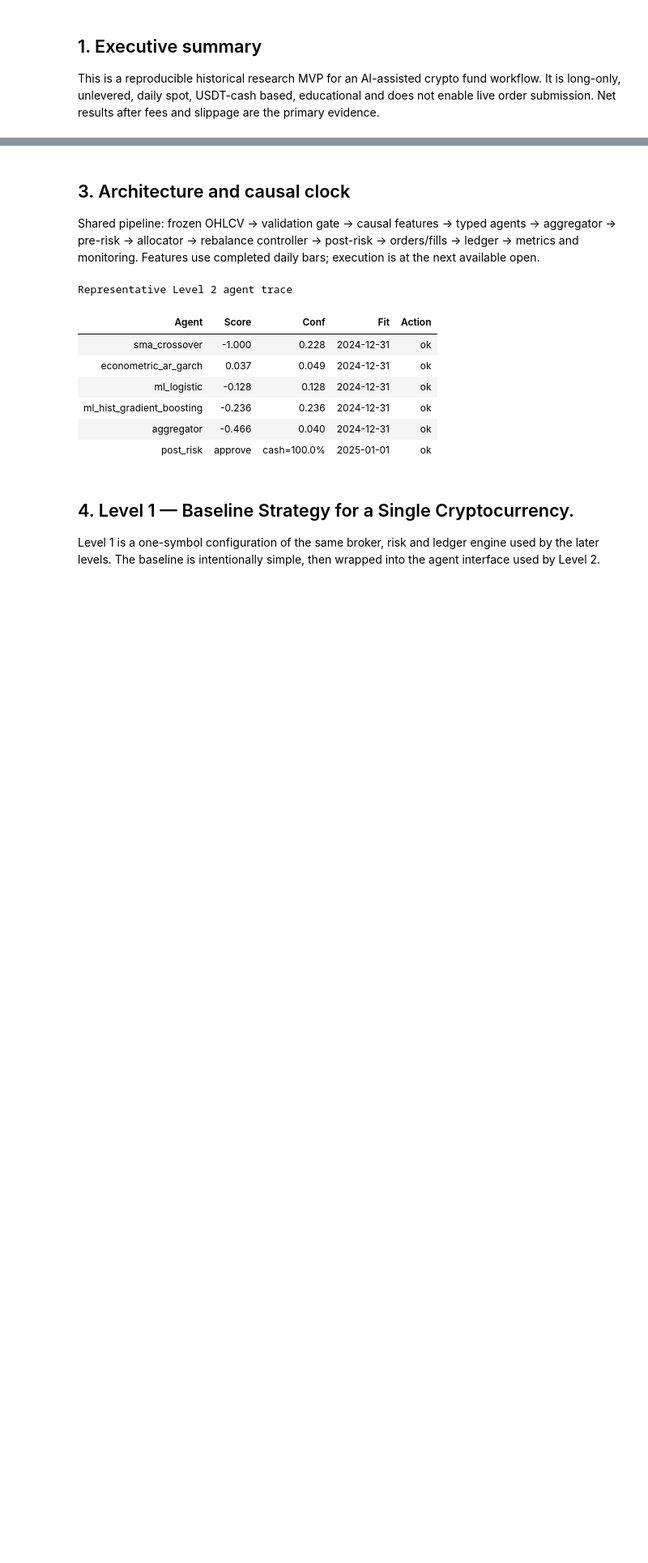
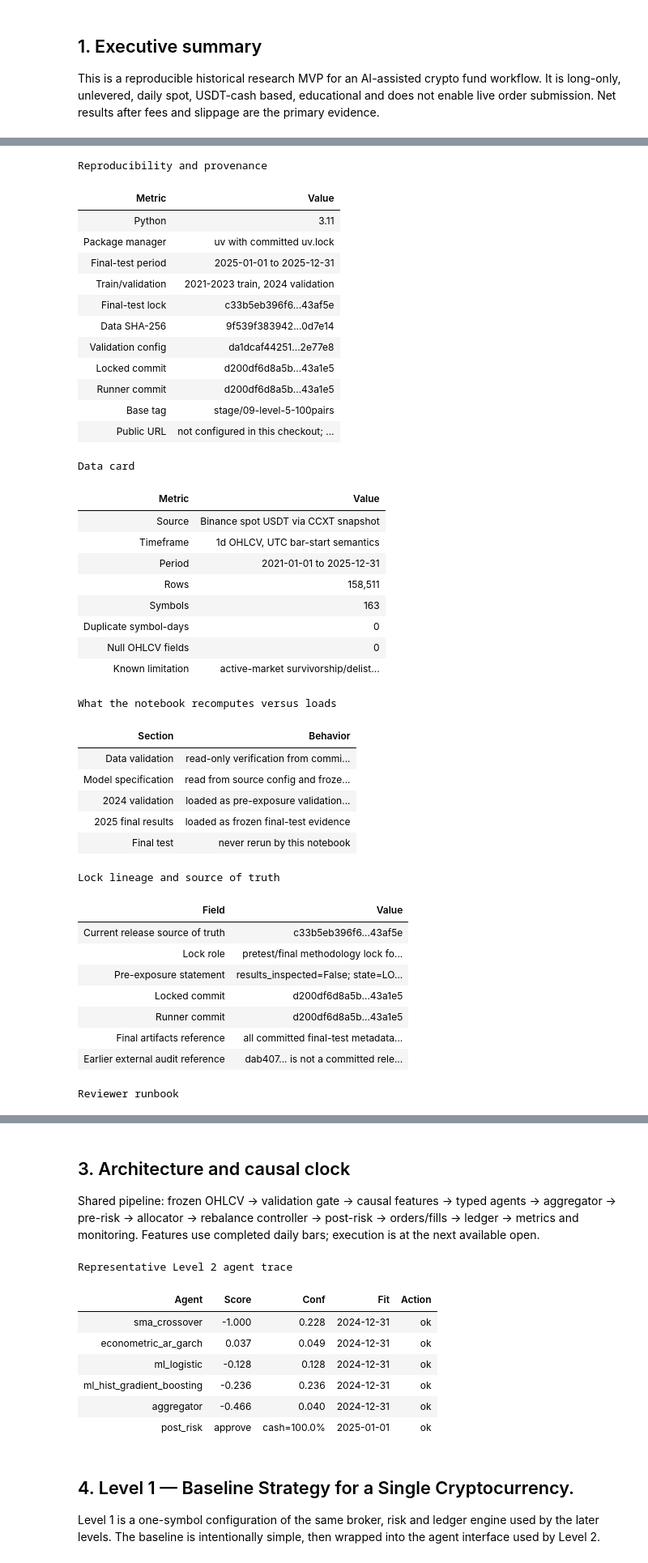
Before and after one commit to SergeySdv/ai-crypto-hedge-fund-research, a Jupyter notebook: notebooks/ai_crypto_hedge_fund.ipynb, the cells around one changed output, grey strips where cells are left out. Shown at 81% size. Drawn from its saved outputs; the diff is of its cells as text; code cells hidden in the pictures; blank space fills up the shorter version.

Commit message:
Refine final notebook report

```diff
--- a/notebooks/ai_crypto_hedge_fund.ipynb
+++ b/notebooks/ai_crypto_hedge_fund.ipynb
@@ -179,0 +146,59 @@ Benchmark definitions
+# %%
+display(
+    show_frame(
+        reproducibility_frame(ctx),
+        caption="Reproducibility and provenance",
+    )
+)
+display(show_frame(data_card_frame(ctx), caption="Data card"))
+display(show_frame(notebook_scope_frame(), caption="What the notebook recomputes versus loads"))
+display(show_frame(lock_lineage_frame(ctx), caption="Lock lineage and source of truth"))
+display(show_frame(commands_frame(), caption="Reviewer runbook"))
+display(show_frame(benchmark_frame(ctx), caption="Benchmark definitions"))
+display(
+    show_frame(
+        benchmark_reconciliation_frame(ctx),
+        caption="Level 5 benchmark reconciliation",
+    )
+)
+# %% [output]
+Reproducibility and provenance
+| Metric | Value |
+| Python | 3.11 |
+| Package manager | uv with committed uv.lock |
+| Final-test period | 2025-01-01 to 2025-12-31 |
+| Train/validation | 2021-2023 train, 2024 validation |
+| Final-test lock | c33b5eb396f6...43af5e |
+| Data SHA-256 | 9f539f383942...0d7e14 |
+| Validation config | da1dcaf44251...2e77e8 |
+| Locked commit | d200df6d8a5b...43a1e5 |
+| Runner commit | d200df6d8a5b...43a1e5 |
+| Base tag | stage/09-level-5-100pairs |
+| Public URL | not configured in this checkout; ... |
+Data card
+| Metric | Value |
+| Source | Binance spot USDT via CCXT snapshot |
+| Timeframe | 1d OHLCV, UTC bar-start semantics |
+| Period | 2021-01-01 to 2025-12-31 |
+| Rows | 158,511 |
+| Symbols | 163 |
+| Duplicate symbol-days | 0 |
+| Null OHLCV fields | 0 |
+| Known limitation | active-market survivorship/delist... |
+What the notebook recomputes versus loads
+| Section | Behavior |
+| Data validation | read-only verification from commi... |
+| Model specification | read from source config and froze... |
+| 2024 validation | loaded as pre-exposure validation... |
+| 2025 final results | loaded as frozen final-test evidence |
+| Final test | never rerun by this notebook |
+Lock lineage and source of truth
+| Field | Value |
+| Current release source of truth | c33b5eb396f6...43af5e |
+| Lock role | pretest/final methodology lock fo... |
+| Pre-exposure statement | results_inspected=False; state=LO... |
+| Locked commit | d200df6d8a5b...43a1e5 |
+| Runner commit | d200df6d8a5b...43a1e5 |
+| Final artifacts reference | all committed final-test metadata... |
+| Earlier external audit reference | dab407... is not a committed rele... |
+Reviewer runbook
```
Also changed, not shown: parts of 19 cells of this notebook, 3 other files.
